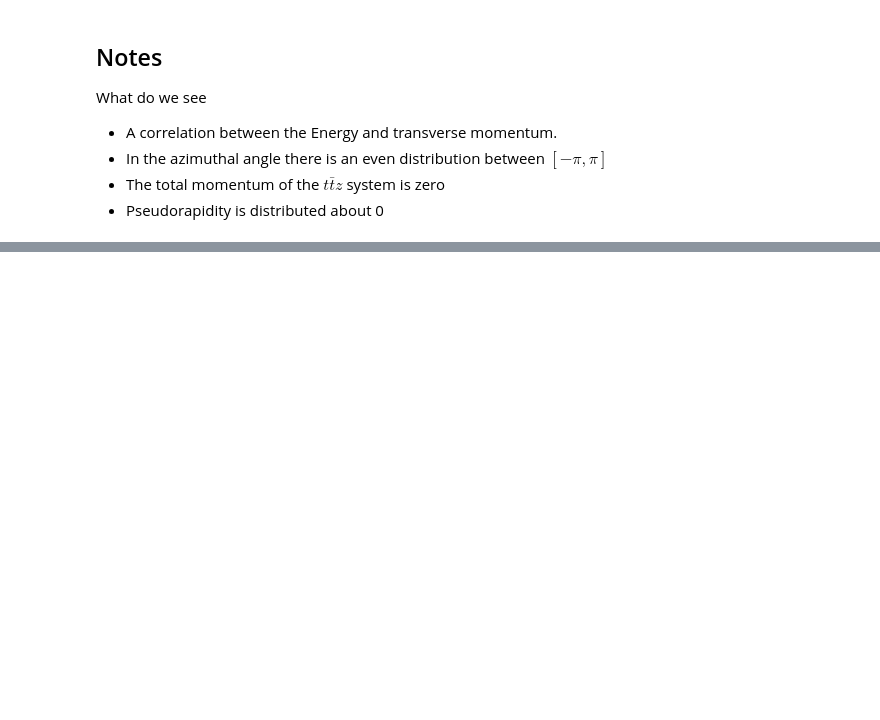
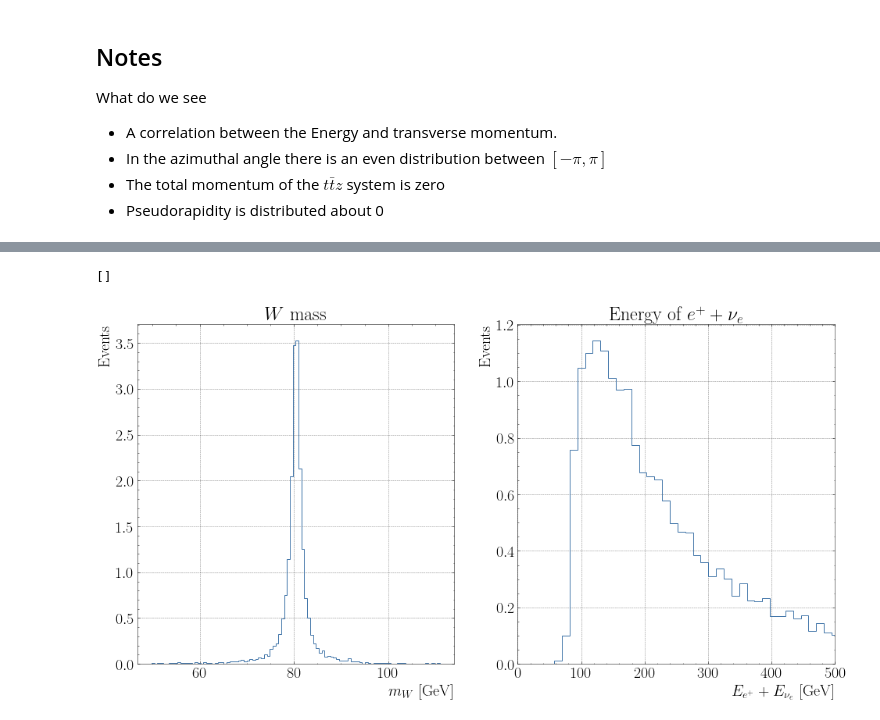
Before and after one commit to craigmadethis/LHEImport, a Jupyter notebook: ttz_03.ipynb, the cells around one changed output, grey strips where cells are left out. Cells and saved outputs as stored; diff of their text form; code cells hidden in the pictures; blank space fills up the shorter version.

```diff
--- a/ttz_03.ipynb
+++ b/ttz_03.ipynb
@@ -219,0 +319,29 @@ plt.show()
+# %%
+e_nu_energy =[]
+W_mass = []
+
+for index, row in df_zvv_decay.iterrows():
+    etotal = vector.obj(px=0, py=0, pz=0, E=0)
+    for particle in row.particles:
+        if particle.pdgid == 24:
+            W_mass.append(particle.m)
+        elif particle.pdgid==-11 or particle.pdgid==12:
+            etotal +=(particle.fourvec)
+    e_nu_energy.append(etotal.e)
+fig,axes= plt.subplots(1,2)
+axes[0].hist(W_mass, histtype='step',bins=100,weights=weights)
+axes[0].set_title('$W$ mass')
+axes[0].set_xlabel('$m_W \\text{ [GeV]}$',loc='right')
+axes[0].set_ylabel('Events', loc='top')
+axes[1].hist(e_nu_energy, histtype='step',bins=250,weights=weights)
+axes[1].set_title('Energy of $e^+ + \\nu_e$')
+axes[1].set_xlabel('$E_{e^{+}} + E_{\\nu_e} \\text{ [GeV]}$', loc='right')
+axes[1].set_ylabel('Events', loc='top')
+# plt.legend()
+axes[1].set_xlim(0,500)
+# plt.title('$W$ mass and the energy of $e^+ \\nu_e$ pair')
+plt.savefig('w_mass_enu_energy')
+plt.plot()
+# %% [output]
+[]
+[figure, added]
```
Also changed, not shown: parts of 19 cells of this notebook, 3 other files.
